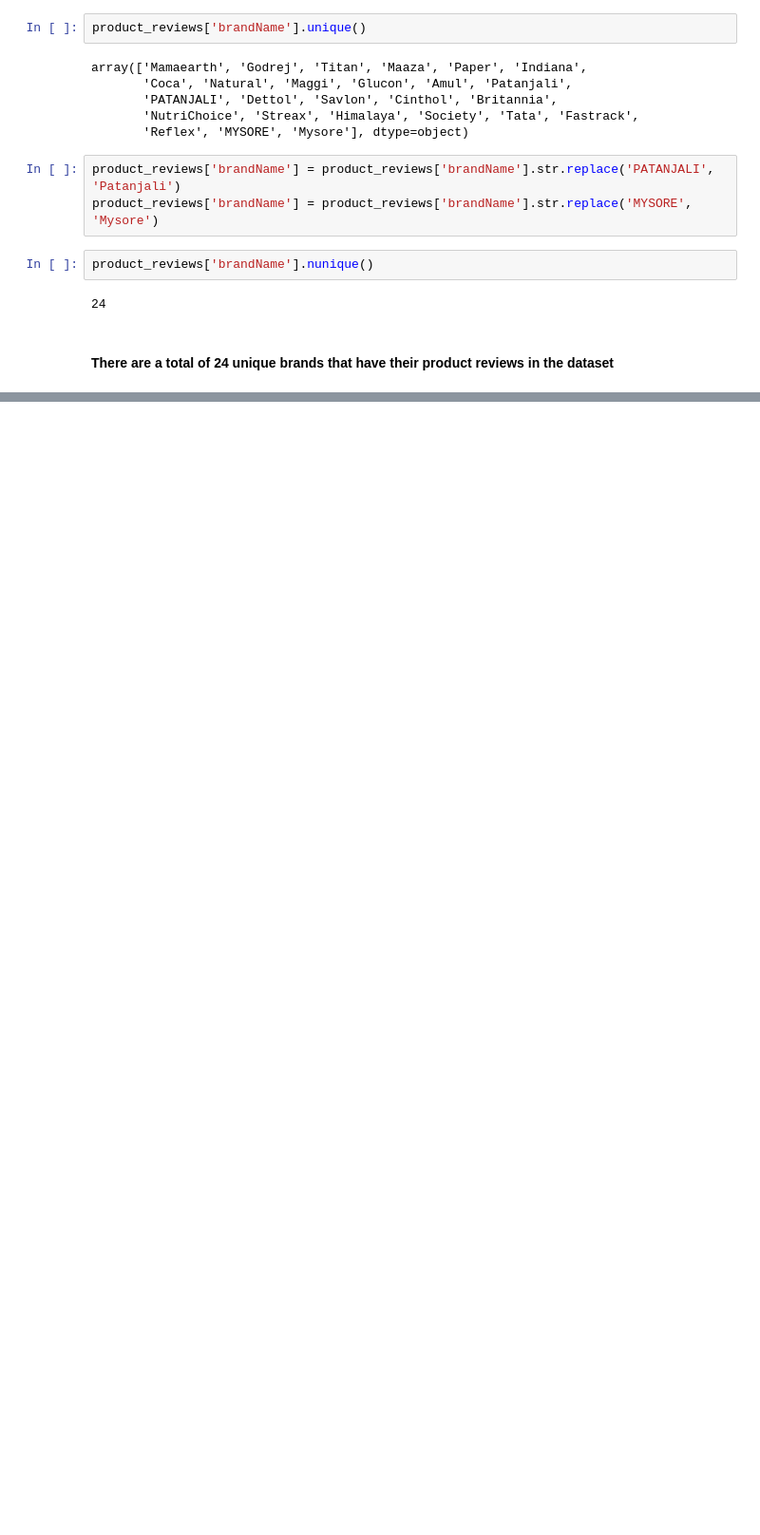
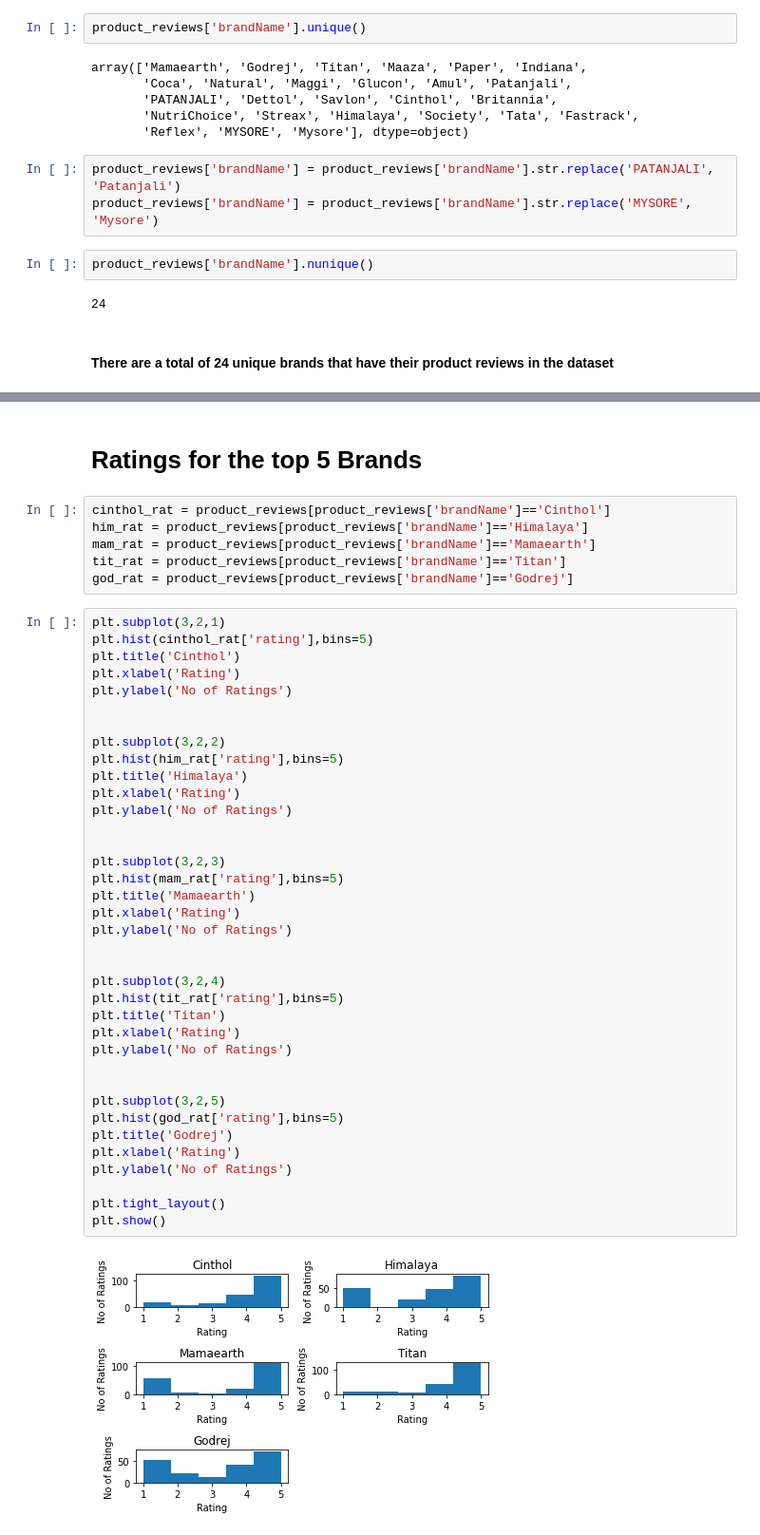
Before and after one commit to harsh2403/Sentiment_Analysis, a Jupyter notebook: Data Wrangling.ipynb, the cells around one changed output, grey strips where cells are left out. Shown at 95% size. Saved outputs shown, nothing was run; the diff lists cells and outputs as text; blank space fills up the shorter version.

```diff
--- a/Data Wrangling.ipynb
+++ b/Data Wrangling.ipynb
@@ -114 +113,48 @@ Himalaya     200
 Name: brandName, dtype: int64
+# %% [markdown]
+# Ratings for the top 5 Brands
+# %%
+cinthol_rat = product_reviews[product_reviews['brandName']=='Cinthol']
+him_rat = product_reviews[product_reviews['brandName']=='Himalaya']
+mam_rat = product_reviews[product_reviews['brandName']=='Mamaearth']
+tit_rat = product_reviews[product_reviews['brandName']=='Titan']
+god_rat = product_reviews[product_reviews['brandName']=='Godrej']
+# %%
+plt.subplot(3,2,1)
+plt.hist(cinthol_rat['rating'],bins=5)
+plt.title('Cinthol')
+plt.xlabel('Rating')
+plt.ylabel('No of Ratings')
+
+
+plt.subplot(3,2,2)
+plt.hist(him_rat['rating'],bins=5)
+plt.title('Himalaya')
+plt.xlabel('Rating')
+plt.ylabel('No of Ratings')
+
+
+plt.subplot(3,2,3)
+plt.hist(mam_rat['rating'],bins=5)
+plt.title('Mamaearth')
+plt.xlabel('Rating')
+plt.ylabel('No of Ratings')
+
+
+plt.subplot(3,2,4)
+plt.hist(tit_rat['rating'],bins=5)
+plt.title('Titan')
+plt.xlabel('Rating')
+plt.ylabel('No of Ratings')
+
+
+plt.subplot(3,2,5)
+plt.hist(god_rat['rating'],bins=5)
+plt.title('Godrej')
+plt.xlabel('Rating')
+plt.ylabel('No of Ratings')
+
+plt.tight_layout()
+plt.show()
+# %% [output]
+[figure, added]
```
Also changed, not shown: parts of 16 cells of this notebook.
